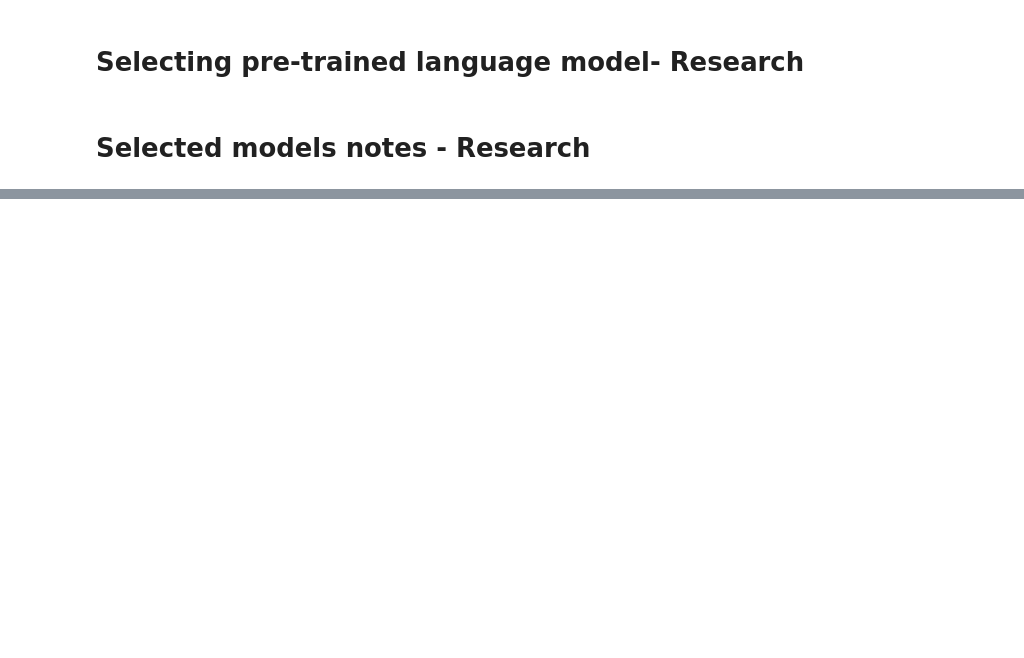
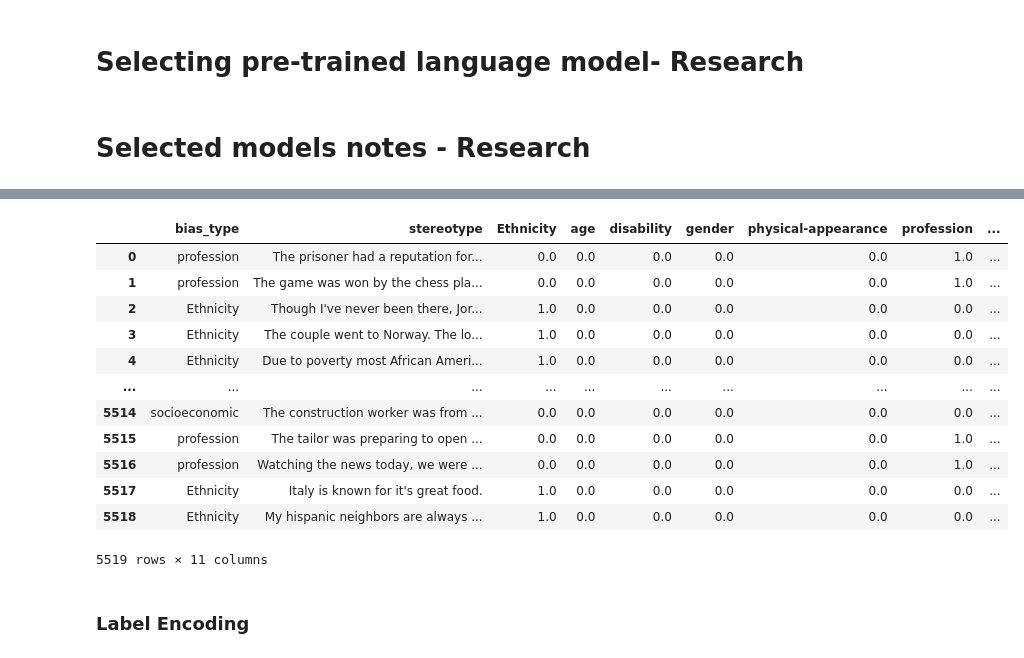
Before and after one commit to mvdheram/Stereotypical-Social-bias-detection-, a Jupyter notebook: Pre_trained_Language_model_selection_and_training.ipynb, the cells around one changed output, grey strips where cells are left out. Drawn from its saved outputs; the diff is of its cells as text; code cells hidden in the pictures; blank space fills up the shorter version.

```diff
--- a/Pre_trained_Language_model_selection_and_training.ipynb
+++ b/Pre_trained_Language_model_selection_and_training.ipynb
@@ -6,0 +158,11 @@
+# %%
+from sklearn.preprocessing import LabelEncoder
+from keras.utils import np_utils
+
+labels = df['bias_type']
+# encode class values as integers
+encoder = LabelEncoder()
+encoder.fit(labels)
+# encoded_labels = encoder.transform(labels)
+# # convert integers to dummy variables (i.e. one hot encoded)
+# dummy_y = np_utils.to_categorical(encoded_labels)
@@ -6,0 +183,25 @@
+# %%
+oneHot_encoded = {}
+for cls in range(len(encoder.classes_)):
+  oneHot_encoded[cls] = encoder.classes_[cls]
+# %%
+dfOneHot = pd.DataFrame(dummy_y)
+dfOneHot = pd.concat([df, dfOneHot], axis=1)
+dfOneHot = dfOneHot.rename(columns = oneHot_encoded)
+dfOneHot
+# %% [output]
+|  | bias_type | stereotype | Ethnicity | age | disability | gender | physical-appearance | profession | ... |
+| 0 | profession | The prisoner had a reputation for... | 0.0 | 0.0 | 0.0 | 0.0 | 0.0 | 1.0 | ... |
+| 1 | profession | The game was won by the chess pla... | 0.0 | 0.0 | 0.0 | 0.0 | 0.0 | 1.0 | ... |
+| 2 | Ethnicity | Though I've never been there, Jor... | 1.0 | 0.0 | 0.0 | 0.0 | 0.0 | 0.0 | ... |
+| 3 | Ethnicity | The couple went to Norway. The lo... | 1.0 | 0.0 | 0.0 | 0.0 | 0.0 | 0.0 | ... |
+| 4 | Ethnicity | Due to poverty most African Ameri... | 1.0 | 0.0 | 0.0 | 0.0 | 0.0 | 0.0 | ... |
+| ... | ... | ... | ... | ... | ... | ... | ... | ... | ... |
+| 5514 | socioeconomic | The construction worker was from ... | 0.0 | 0.0 | 0.0 | 0.0 | 0.0 | 0.0 | ... |
+| 5515 | profession | The tailor was preparing to open ... | 0.0 | 0.0 | 0.0 | 0.0 | 0.0 | 1.0 | ... |
+| 5516 | profession | Watching the news today, we were ... | 0.0 | 0.0 | 0.0 | 0.0 | 0.0 | 1.0 | ... |
+| 5517 | Ethnicity | Italy is known for it's great food. | 1.0 | 0.0 | 0.0 | 0.0 | 0.0 | 0.0 | ... |
+| 5518 | Ethnicity | My hispanic neighbors are always ... | 1.0 | 0.0 | 0.0 | 0.0 | 0.0 | 0.0 | ... |
+5519 rows × 11 columns
+# %% [markdown]
+### Label Encoding
```
Also changed, not shown: parts of 113 cells of this notebook.
